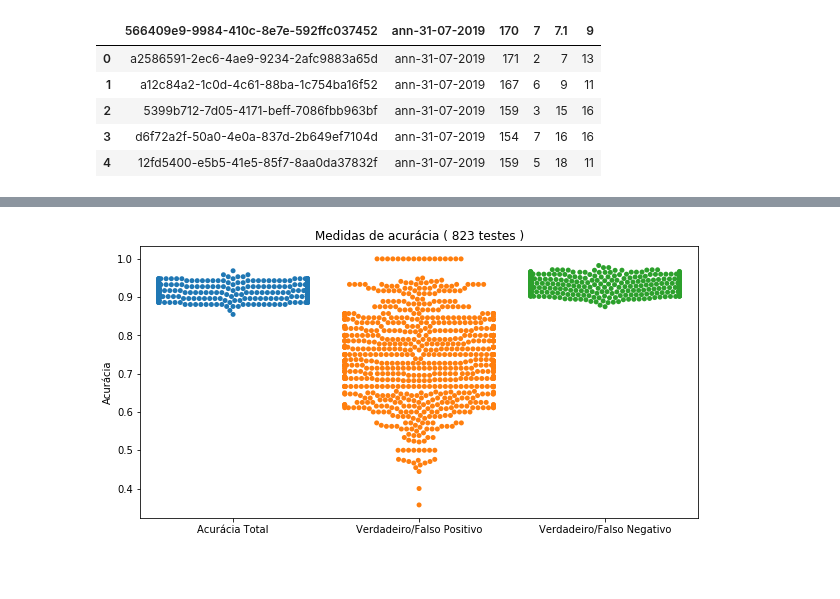
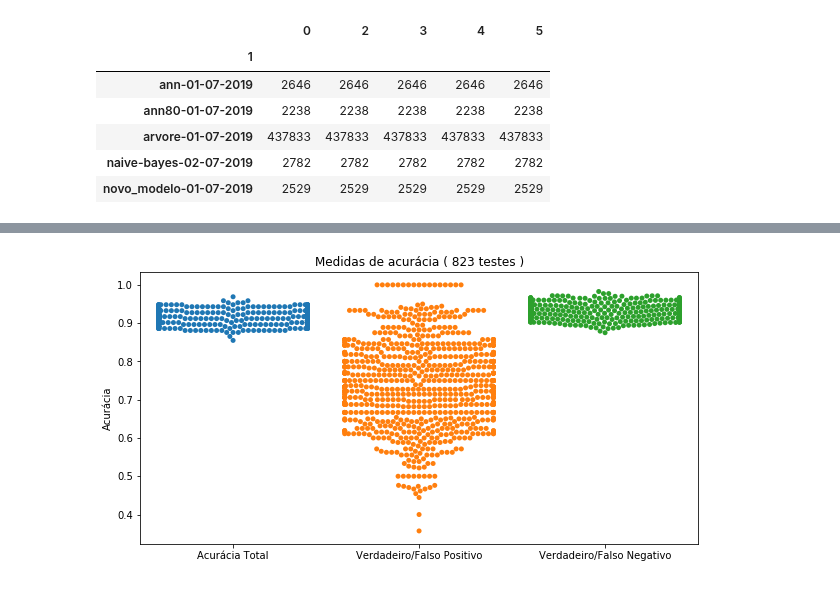
Before and after one commit to luanagbmartins/inteligencia-artificial, a Jupyter notebook: Testes/Untitled.ipynb, the cells around one changed output, grey strips where cells are left out. Cells and saved outputs as stored; diff of their text form; code cells hidden in the pictures.

Commit message:
commit - bayes

```diff
--- a/Testes/Untitled.ipynb
+++ b/Testes/Untitled.ipynb
@@ -5,10 +7,11 @@ ann-31-07-2018.csv  dataset_reduzido.csv  runner.py  test.py  Untitled.ipynb
 # %%
 import pandas as pd
-pd.read_csv('ann-31-07-2018.csv').head()
+pd.read_csv('benchmarks.csv').groupby('1').count()
 # %% [output]
-|  | 566409e9-9984-410c-8e7e-592ffc037452 | ann-31-07-2019 | 170 | 7 | 7.1 | 9 |
-| 0 | a2586591-2ec6-4ae9-9234-2afc9883a65d | ann-31-07-2019 | 171 | 2 | 7 | 13 |
-| 1 | a12c84a2-1c0d-4c61-88ba-1c754ba16f52 | ann-31-07-2019 | 167 | 6 | 9 | 11 |
-| 2 | 5399b712-7d05-4171-beff-7086fbb963bf | ann-31-07-2019 | 159 | 3 | 15 | 16 |
-| 3 | d6f72a2f-50a0-4e0a-837d-2b649ef7104d | ann-31-07-2019 | 154 | 7 | 16 | 16 |
-| 4 | 12fd5400-e5b5-41e5-85f7-8aa0da37832f | ann-31-07-2019 | 159 | 5 | 18 | 11 |
+|  | 0 | 2 | 3 | 4 | 5 |
+| 1 |  |  |  |  |  |
+| ann-01-07-2019 | 2646 | 2646 | 2646 | 2646 | 2646 |
+| ann80-01-07-2019 | 2238 | 2238 | 2238 | 2238 | 2238 |
+| arvore-01-07-2019 | 437833 | 437833 | 437833 | 437833 | 437833 |
+| naive-bayes-02-07-2019 | 2782 | 2782 | 2782 | 2782 | 2782 |
+| novo_modelo-01-07-2019 | 2529 | 2529 | 2529 | 2529 | 2529 |
```
Also changed, not shown: parts of 4 cells of this notebook, 9 other files.
